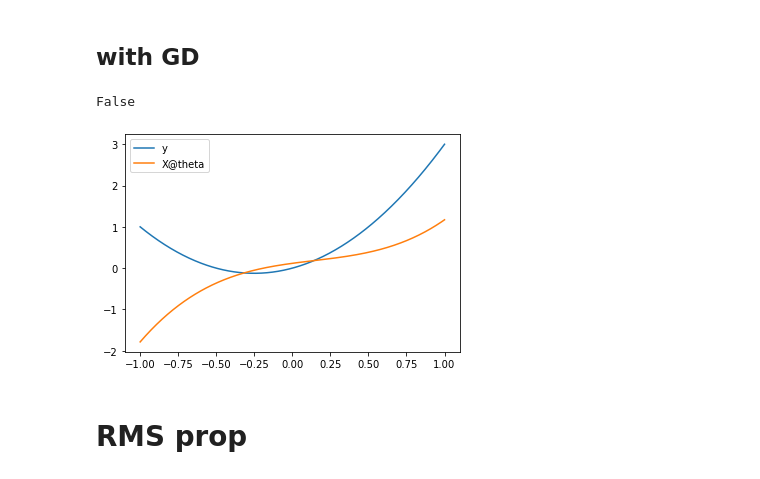
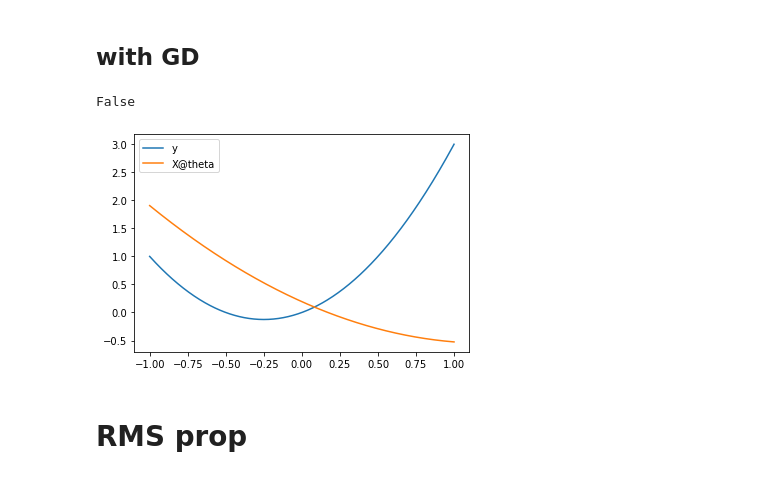
Before and after one commit to johanage/ada_ml_project2, a Jupyter notebook: project2_nb_optimization_methods_verification.ipynb, the cells around one changed output. Cells and saved outputs as stored; diff of their text form; code cells hidden in the pictures.

```diff
--- a/project2_nb_optimization_methods_verification.ipynb
+++ b/project2_nb_optimization_methods_verification.ipynb
@@ -153,14 +156,15 @@ False
 ## with GD
 # %%
 from project2.optimization import ADAgrad_gd
-theta, bconv = ADAgrad_gd(X=X, y=y, cost_func=cost_OLS, eta=1e-3, gamma = 1e-2,delta=1e-8, w_mom = False, nepochs=100, nmb=10, batch_pick="random", **{})
+theta, bconv = ADAgrad_gd(X=X, y=y, cost_func=cost_OLS, eta=1e-3,
+                          gamma = 1e-2,delta=1e-8, w_mom = False)
 plt.plot(x, y, label='y')
 plt.plot(x, X @ theta, label='X@theta')
 plt.legend()
 bconv
 # %% [output]
 False
-[figure, old version]
+[figure, new version]
 # %% [markdown]
 # RMS prop
 # %%
```
Also changed, not shown: parts of 11 cells of this notebook, 15 other files.
